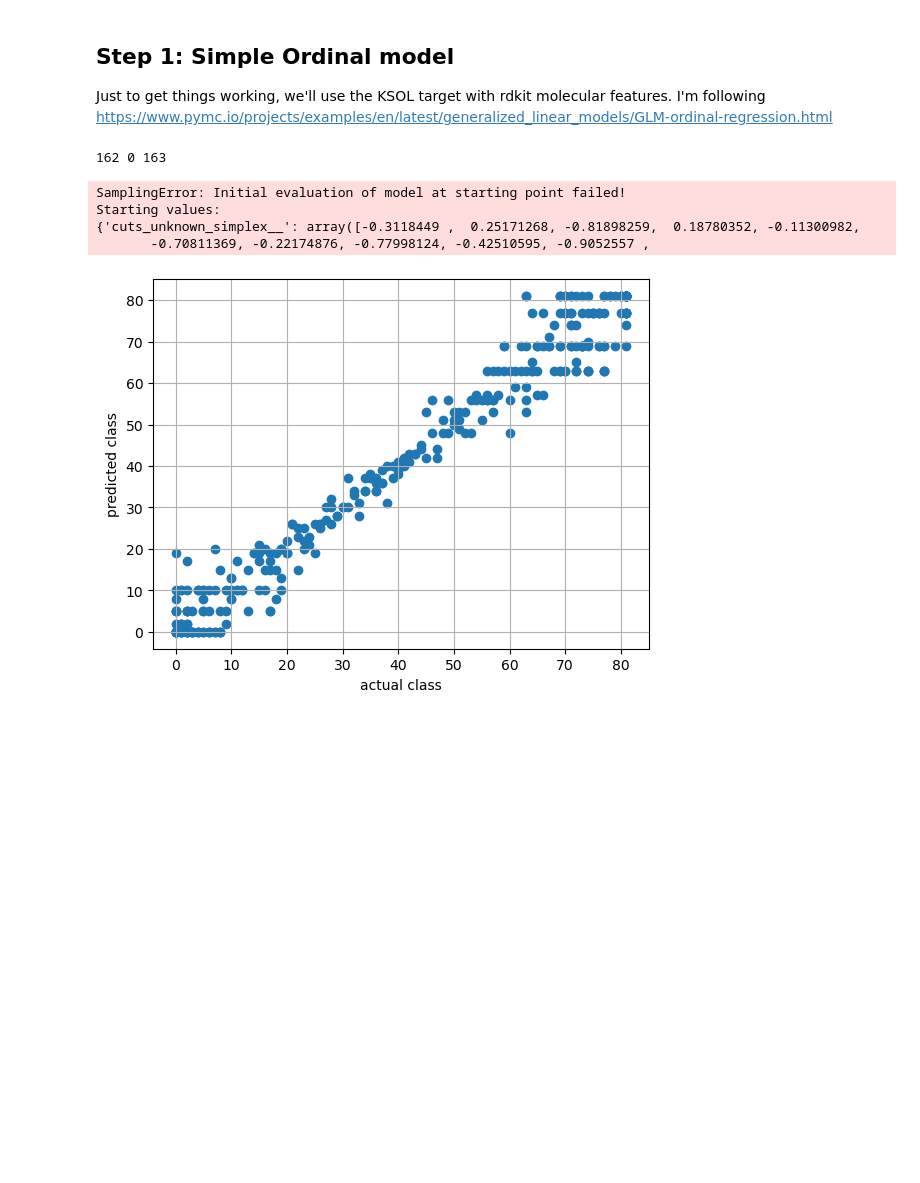
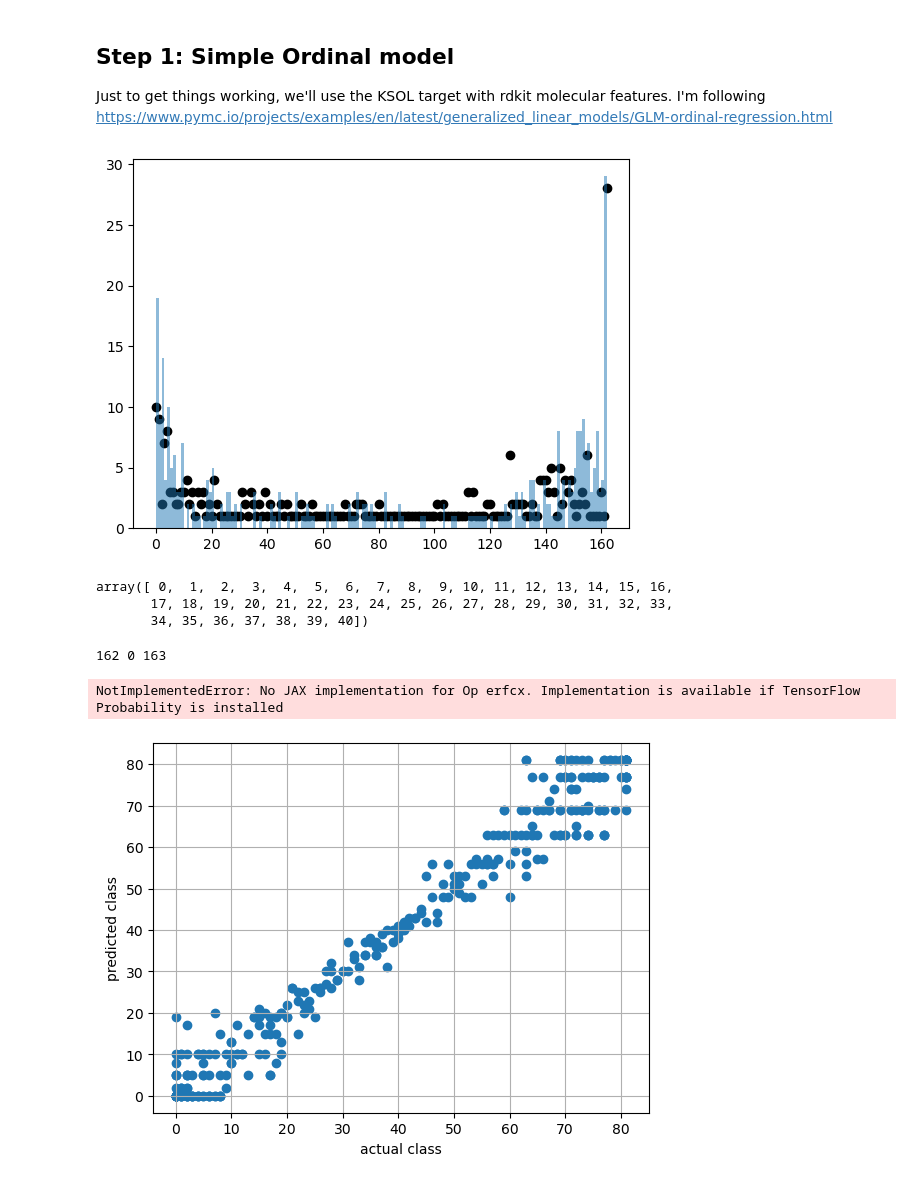
Before and after one commit to meyresearch/polaris_challenge, a Jupyter notebook: admet/ordinal_model.ipynb, the cells around one changed output. Cells and saved outputs as stored; diff of their text form; code cells hidden in the pictures; blank space fills up the shorter version.

```diff
--- a/admet/ordinal_model.ipynb
+++ b/admet/ordinal_model.ipynb
@@ -61,6 +61,26 @@ def constrainedUniform(N, min=0, max=1):
             ]
         ),
     )
+# %%
+# bins = np.concatenate([np.unique(np.sort(y))[::2], [400]])
+bins =np.unique(np.sort(y))
+
+y_ord, bins = pd.cut(y,bins=bins, include_lowest=True, labels=False, retbins=True, ordered=True, )
+v, c = np.unique(y_ord, return_counts=True)
+
+scale = sk.preprocessing.MinMaxScaler((np.min(v), np.max(v)))
+y_scale = scale.fit_transform(y.reshape(-1, 1))
+
+plt.scatter( v, c, color='black')
+_= plt.hist(y_scale, bins=v, alpha=0.5)
+# %% [output]
+[figure, added]
+# %%
+v
+# %% [output]
+array([ 0,  1,  2,  3,  4,  5,  6,  7,  8,  9, 10, 11, 12, 13, 14, 15, 16,
+       17, 18, 19, 20, 21, 22, 23, 24, 25, 26, 27, 28, 29, 30, 31, 32, 33,
+       34, 35, 36, 37, 38, 39, 40])
 # %%
 # bins = np.concatenate([np.unique(np.sort(y))[::2], [400]])
 bins =np.unique(np.sort(y))
@@ -81,17 +101,14 @@ with pm.Model() as model:
     beta = pm.Normal("beta", priors["beta"][0], priors["beta"][1], size=1)
 
 
-    mu = pm.Deterministic("mu", beta[0] * feats.TPSA)
+    mu = pm.Deterministic("mu", beta[0] * X)
 
-    y_ = pm.OrderedLogistic("y", cutpoints=cutpoints, eta=mu, observed=y_ord)
+    y_ = pm.OrderedProbit("y", cutpoints=cutpoints, eta=mu, observed=y_ord)
     idata = pm.sample(nuts_sampler="numpyro", idata_kwargs={"log_likelihood": True}, jitter_max_retries=1000)
     idata.extend(pm.sample_posterior_predictive(idata))
 # %% [output]
 162 0 163
-SamplingError: Initial evaluation of model at starting point failed!
-Starting values:
-{'cuts_unknown_simplex__': array([-0.3118449 ,  0.25171268, -0.81898259,  0.18780352, -0.11300982,
-       -0.70811369, -0.22174876, -0.77998124, -0.42510595, -0.9052557 ,
+NotImplementedError: No JAX implementation for Op erfcx. Implementation is available if TensorFlow Probability is installed
 # %%
 implied_class = az.extract(idata, var_names=["y"], group="posterior_predictive")
 modal_class = mode(implied_class, axis=1)
```
Also changed, not shown: 4 other files.
